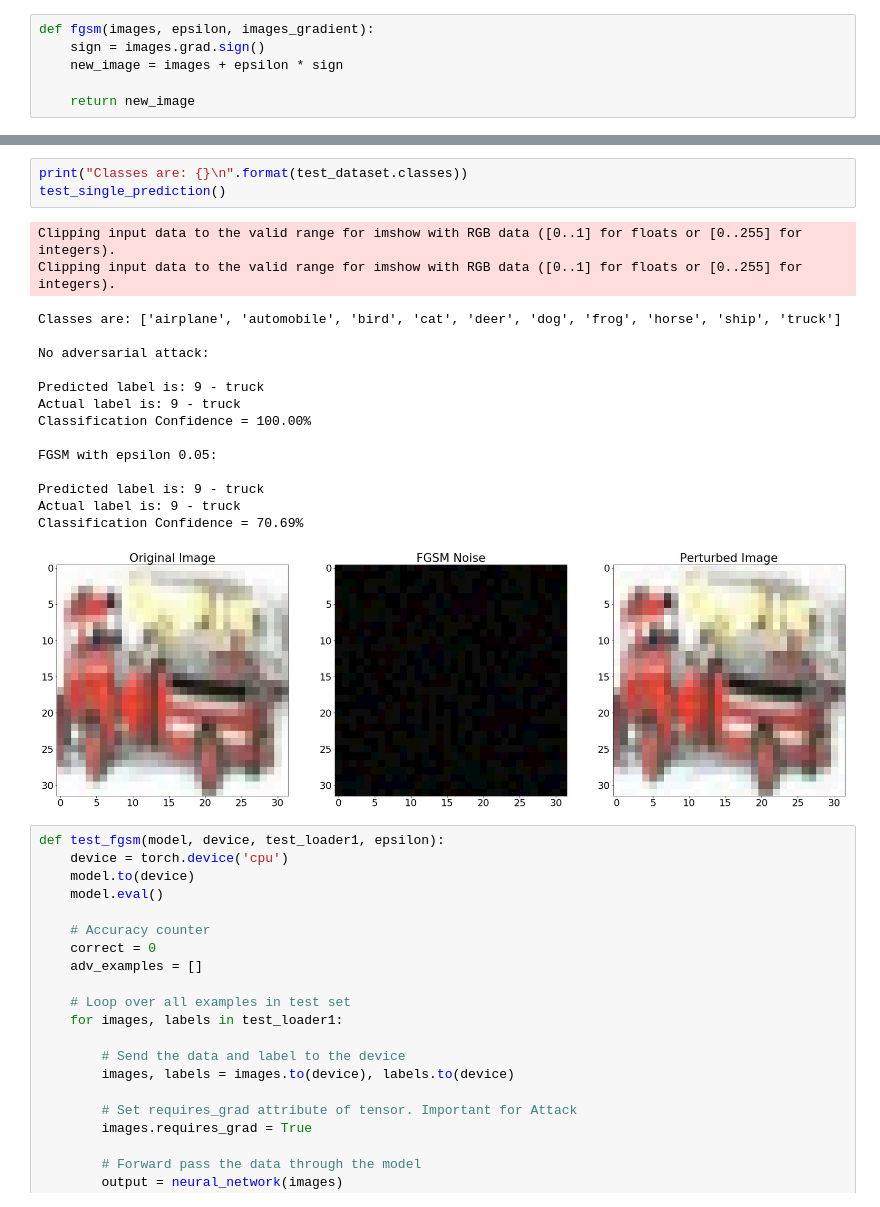
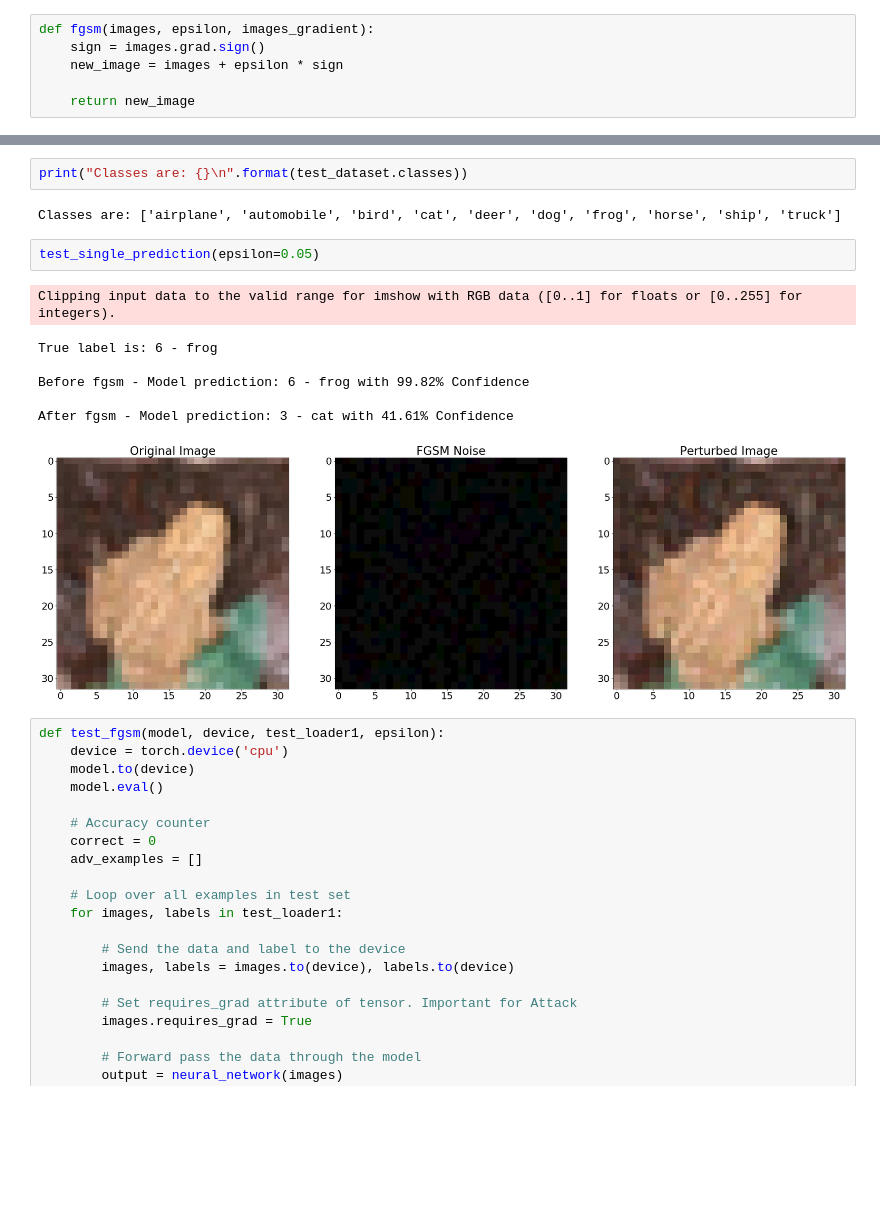
Before and after one commit to rydr0/CIFAR10-Classification, a Jupyter notebook: Midterm Project (Version 4).ipynb, the cells around one changed output, grey strips where cells are left out. Saved outputs shown, nothing was run; the diff lists cells and outputs as text; blank space fills up the shorter version.

```diff
--- a/Midterm Project (Version 4).ipynb
+++ b/Midterm Project (Version 4).ipynb
@@ -854,24 +882,18 @@ def test_single_prediction():
     plt.show()
 # %%
 print("Classes are: {}\n".format(test_dataset.classes))
-test_single_prediction()
 # %% [output]
-Clipping input data to the valid range for imshow with RGB data ([0..1] for floats or [0..255] for integers).
-Clipping input data to the valid range for imshow with RGB data ([0..1] for floats or [0..255] for integers).
+Classes are: ['airplane', 'automobile', 'bird', 'cat', 'deer', 'dog', 'frog', 'horse', 'ship', 'truck']
-Classes are: ['airplane', 'automobile', 'bird', 'cat', 'deer', 'dog', 'frog', 'horse', 'ship', 'truck']
-
-No adversarial attack:
-
-Predicted label is: 9 - truck
-Actual label is: 9 - truck
-Classification Confidence = 100.00%
-
-FGSM with epsilon 0.05:
-
-Predicted label is: 9 - truck
-Actual label is: 9 - truck
-Classification Confidence = 70.69%
-[figure, removed]
+# %%
+test_single_prediction(epsilon=0.05)
+# %% [output]
+Clipping input data to the valid range for imshow with RGB data ([0..1] for floats or [0..255] for integers).
+True label is: 6 - frog
+
+Before fgsm - Model prediction: 6 - frog with 99.82% Confidence
+
+After fgsm - Model prediction: 3 - cat with 41.61% Confidence
+[figure, added]
 # %%
 def test_fgsm(model, device, test_loader1, epsilon):
     device = torch.device('cpu')
```
Also changed, not shown: parts of 4 cells of this notebook.
